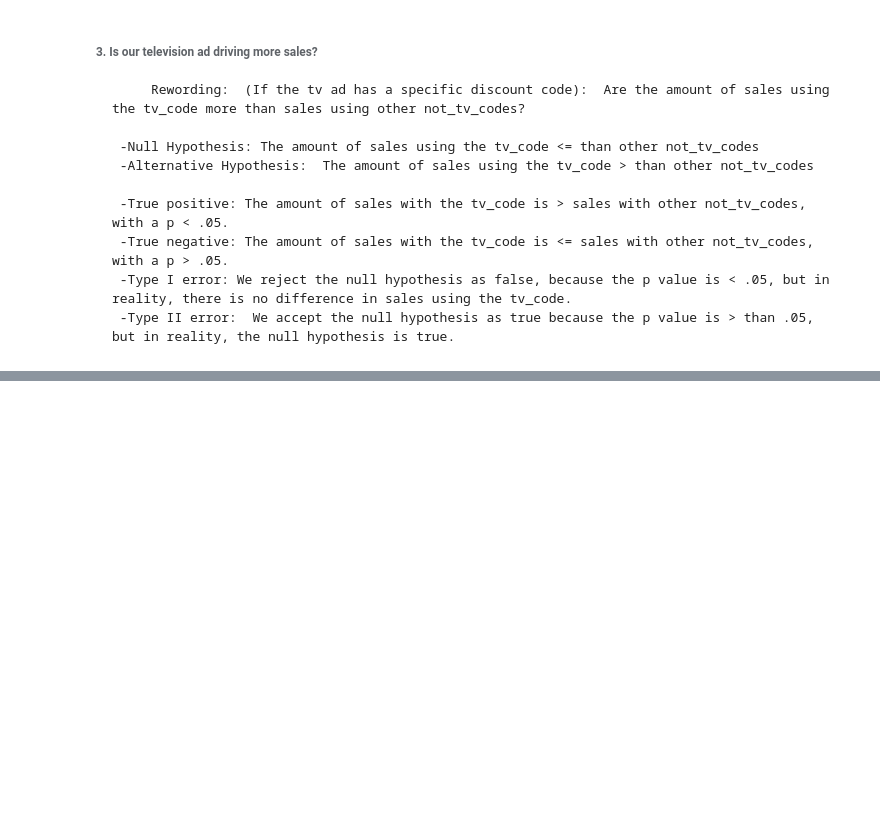
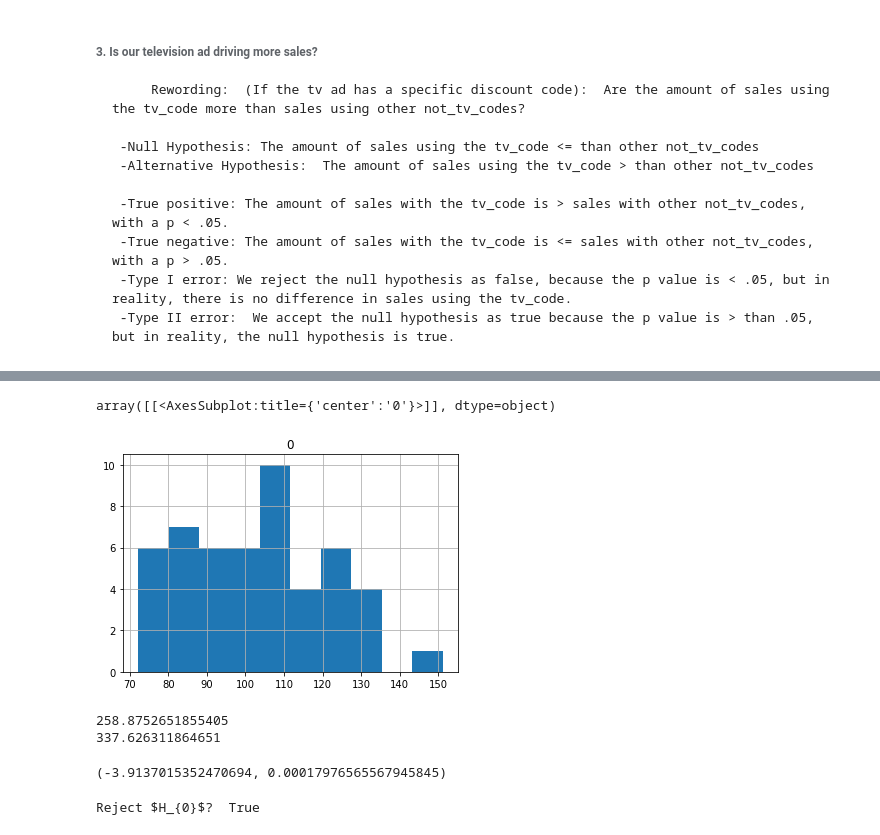
Before and after one commit to Brooke-Holyoak/statistics-exercises, a Jupyter notebook: hypothesis_testing.ipynb, the cells around one changed output, grey strips where cells are left out. Cells and saved outputs as stored; diff of their text form; code cells hidden in the pictures; blank space fills up the shorter version.

Commit message:
ttest lesson and exercises

```diff
--- a/hypothesis_testing.ipynb
+++ b/hypothesis_testing.ipynb
@@ -42,0 +86,5 @@ For each of the following questions, formulate a null and alternative hypothesis
+# %%
+df_2.hist()
+# %% [output]
+array([[<AxesSubplot:title={'center':'0'}>]], dtype=object)
+[figure, added]
@@ -42,0 +98,25 @@ For each of the following questions, formulate a null and alternative hypothesis
+# %%
+#comparing the means to each other independently.  so we'll use the independent t-test, two tailed
+
+#scipy.stats.ttest_ind
+
+#first check the variance:
+
+print(office_1.var())
+print(office_2.var())
+# %% [output]
+258.8752651855405
+337.626311864651
+# %%
+#variances are not equal, so we'll set the equal_var to false.
+#run the scipy.stats.ttest_ind test
+
+t, p = stats.ttest_ind(office_1, office_2, equal_var=False)
+
+t, p
+# %% [output]
+(-3.9137015352470694, 0.00017976565567945845)
+# %%
+print("Reject $H_{0}$? ", p < alpha)
+# %% [output]
+Reject $H_{0}$?  True
```
Also changed, not shown: parts of 25 cells of this notebook, 3 other files.
